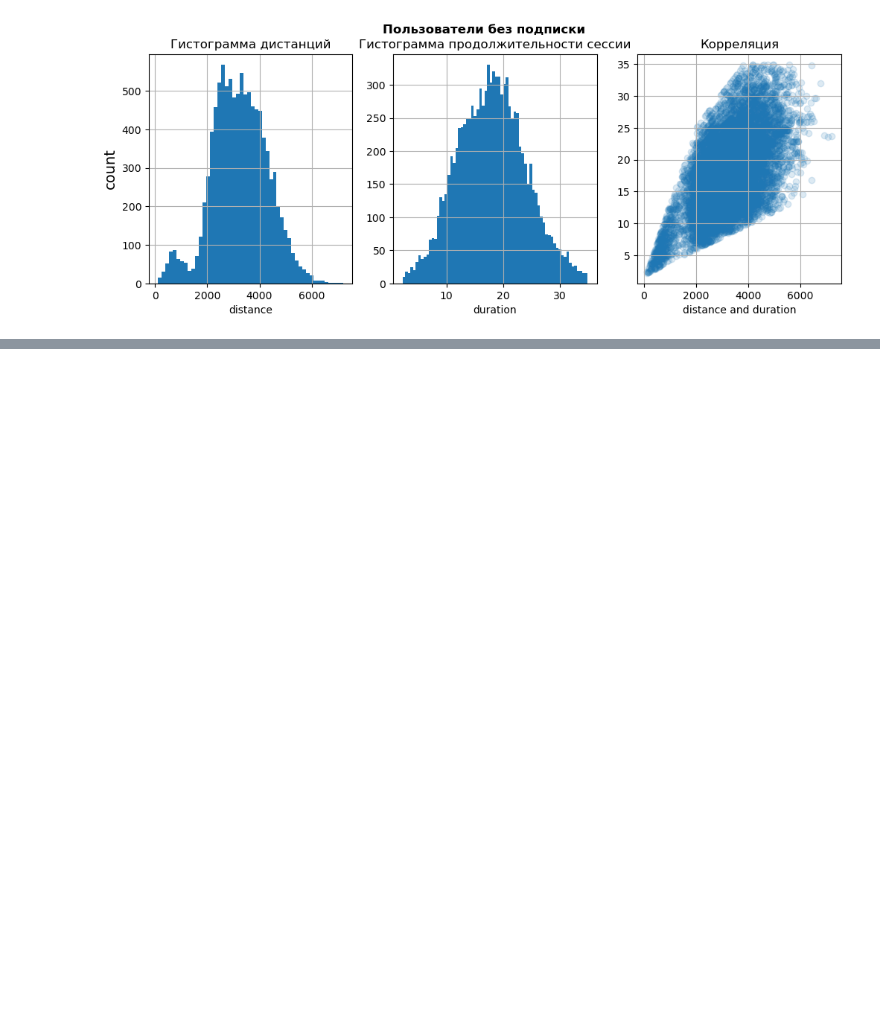
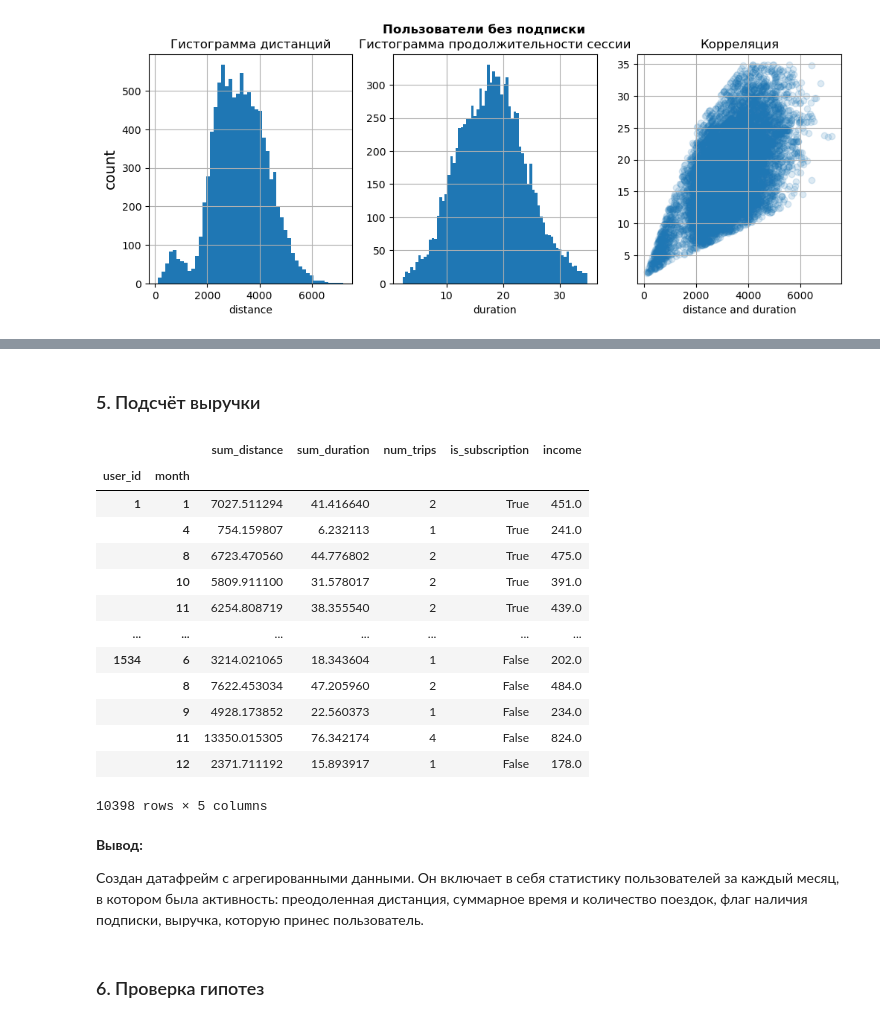
Before and after one commit to serguntsov/scooter, a Jupyter notebook: scooter.ipynb, the cells around one changed output, grey strips where cells are left out. Cells and saved outputs as stored; diff of their text form; code cells hidden in the pictures; blank space fills up the shorter version.

```diff
--- a/scooter.ipynb
+++ b/scooter.ipynb
@@ -559,0 +593,55 @@ plt.grid()
+# %% [markdown]
+### 5. Подсчёт выручки
+# %%
+df_agg = (pd.merge(data.pivot_table(index=['user_id', 'month'],
+                                    values=['distance', 'duration'],
+                                    aggfunc=['sum', 'count'])
+         .drop(('count', 'distance'), axis=1),
+
+        (data.assign(duration_ceil=lambda x: np.ceil(x['duration']))
+                     .pivot_table(index=['user_id', 'month'],
+                                  values=['duration_ceil',
+                                          'minute_price',
+                                          'start_ride_price',
+                                          'subscription_fee'],
+                                  aggfunc=['sum', 'mean'])
+                     .drop([('sum', 'minute_price'),
+                            ('sum', 'start_ride_price'),
+                            ('sum', 'subscription_fee'),
+                            ('mean', 'duration_ceil')], axis=1)),
+
+         on=('user_id', 'month')
+
+        ).assign(income=lambda x: (x[('sum', 'duration_ceil')] * x[('mean', 'minute_price')]) \
+                 + (x[('mean', 'start_ride_price')] * x[('count', 'duration')]) + x[('mean', 'subscription_fee')])
+
+         .drop([('sum', 'duration_ceil'),
+                ('mean', 'minute_price'),
+                ('mean', 'start_ride_price')], axis=1)
+)
+
+df_agg.columns = ['sum_distance', 'sum_duration', 'num_trips', 'is_subscription', 'income']
+df_agg = df_agg.assign(is_subscription=lambda x: x['is_subscription'] == 199)
+
+df_agg
+# %% [output]
+|  |  | sum_distance | sum_duration | num_trips | is_subscription | income |
+| user_id | month |  |  |  |  |  |
+| 1 | 1 | 7027.511294 | 41.416640 | 2 | True | 451.0 |
+|  | 4 | 754.159807 | 6.232113 | 1 | True | 241.0 |
+|  | 8 | 6723.470560 | 44.776802 | 2 | True | 475.0 |
+|  | 10 | 5809.911100 | 31.578017 | 2 | True | 391.0 |
+|  | 11 | 6254.808719 | 38.355540 | 2 | True | 439.0 |
+| ... | ... | ... | ... | ... | ... | ... |
+| 1534 | 6 | 3214.021065 | 18.343604 | 1 | False | 202.0 |
+|  | 8 | 7622.453034 | 47.205960 | 2 | False | 484.0 |
+|  | 9 | 4928.173852 | 22.560373 | 1 | False | 234.0 |
+|  | 11 | 13350.015305 | 76.342174 | 4 | False | 824.0 |
+|  | 12 | 2371.711192 | 15.893917 | 1 | False | 178.0 |
+10398 rows × 5 columns
+# %% [markdown]
+**Вывод:**
+
+Создан датафрейм с агрегированными данными. Он включает в себя статистику пользователей за каждый месяц, в котором была активность: преодоленная дистанция, суммарное время и количество поездок, флаг наличия подписки, выручка, которую принес пользователь.
+# %% [markdown]
+### 6. Проверка гипотез
```
Also changed, not shown: parts of 20 cells of this notebook.
